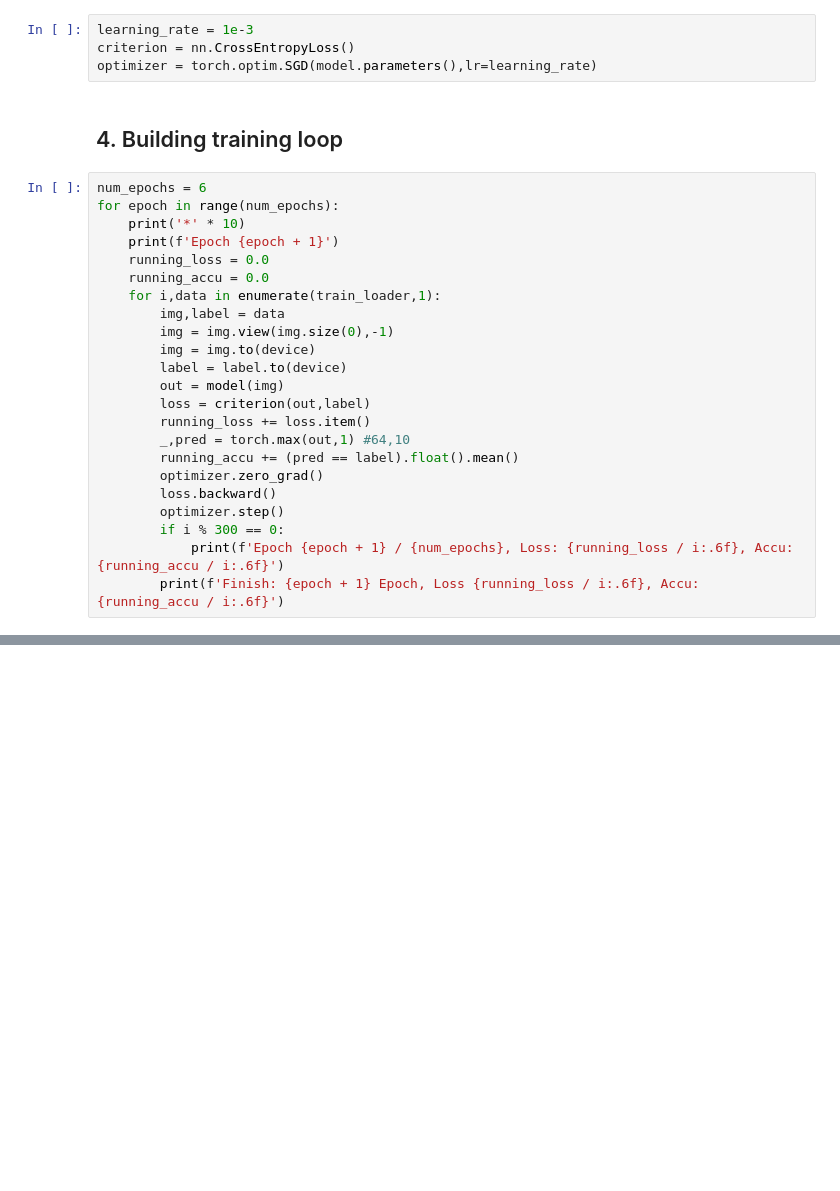
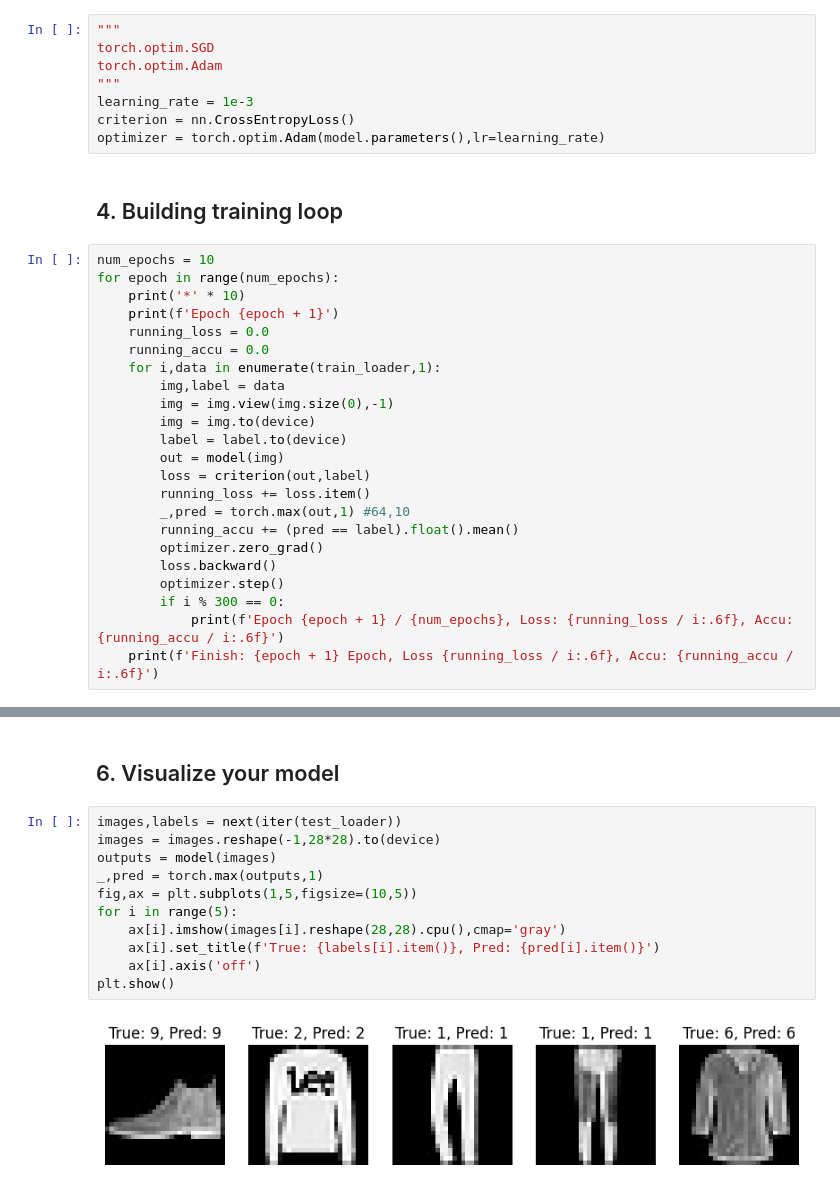
Before and after one commit to aworld01/cheatsheets, a Jupyter notebook: python/AI/pytorch/Ali Hassan/04_Classification_with_Neural-Networks_in_pytorch.ipynb, the cells around one changed output, grey strips where cells are left out. Drawn from its saved outputs; the diff is of its cells as text; blank space fills up the shorter version.

```diff
--- a/python/AI/pytorch/Ali Hassan/04_Classification_with_Neural-Networks_in_pytorch.ipynb
+++ b/python/AI/pytorch/Ali Hassan/04_Classification_with_Neural-Networks_in_pytorch.ipynb
@@ -135,13 +152,17 @@ device
 # %% [markdown]
 <h2>3. Pick a loss function and optimizer</h2>
 # %%
+"""
+torch.optim.SGD
+torch.optim.Adam
+"""
 learning_rate = 1e-3
 criterion = nn.CrossEntropyLoss()
-optimizer = torch.optim.SGD(model.parameters(),lr=learning_rate)
+optimizer = torch.optim.Adam(model.parameters(),lr=learning_rate)
 # %% [markdown]
 <h2>4. Building training loop</h2>
 # %%
-num_epochs = 6
+num_epochs = 10
 for epoch in range(num_epochs):
     print('*' * 10)
     print(f'Epoch {epoch + 1}')
@@ -162,7 +183,7 @@ for epoch in range(num_epochs):
         optimizer.step()
         if i % 300 == 0:
             print(f'Epoch {epoch + 1} / {num_epochs}, Loss: {running_loss / i:.6f}, Accu: {running_accu / i:.6f}')
-        print(f'Finish: {epoch + 1} Epoch, Loss {running_loss / i:.6f}, Accu: {running_accu / i:.6f}')
+    print(f'Finish: {epoch + 1} Epoch, Loss {running_loss / i:.6f}, Accu: {running_accu / i:.6f}')
 # %% [output]
 **********
 Epoch 1
@@ -169,0 +225,15 @@ RuntimeError: Expected all tensors to be on the same device, but found at least
+# %% [markdown]
+<h2>6. Visualize your model</h2>
+# %%
+images,labels = next(iter(test_loader))
+images = images.reshape(-1,28*28).to(device)
+outputs = model(images)
+_,pred = torch.max(outputs,1)
+fig,ax = plt.subplots(1,5,figsize=(10,5))
+for i in range(5):
+    ax[i].imshow(images[i].reshape(28,28).cpu(),cmap='gray')
+    ax[i].set_title(f'True: {labels[i].item()}, Pred: {pred[i].item()}')
+    ax[i].axis('off')
+plt.show()
+# %% [output]
+[figure, added]
```
Also changed, not shown: parts of 7 cells of this notebook, 9 other files.
